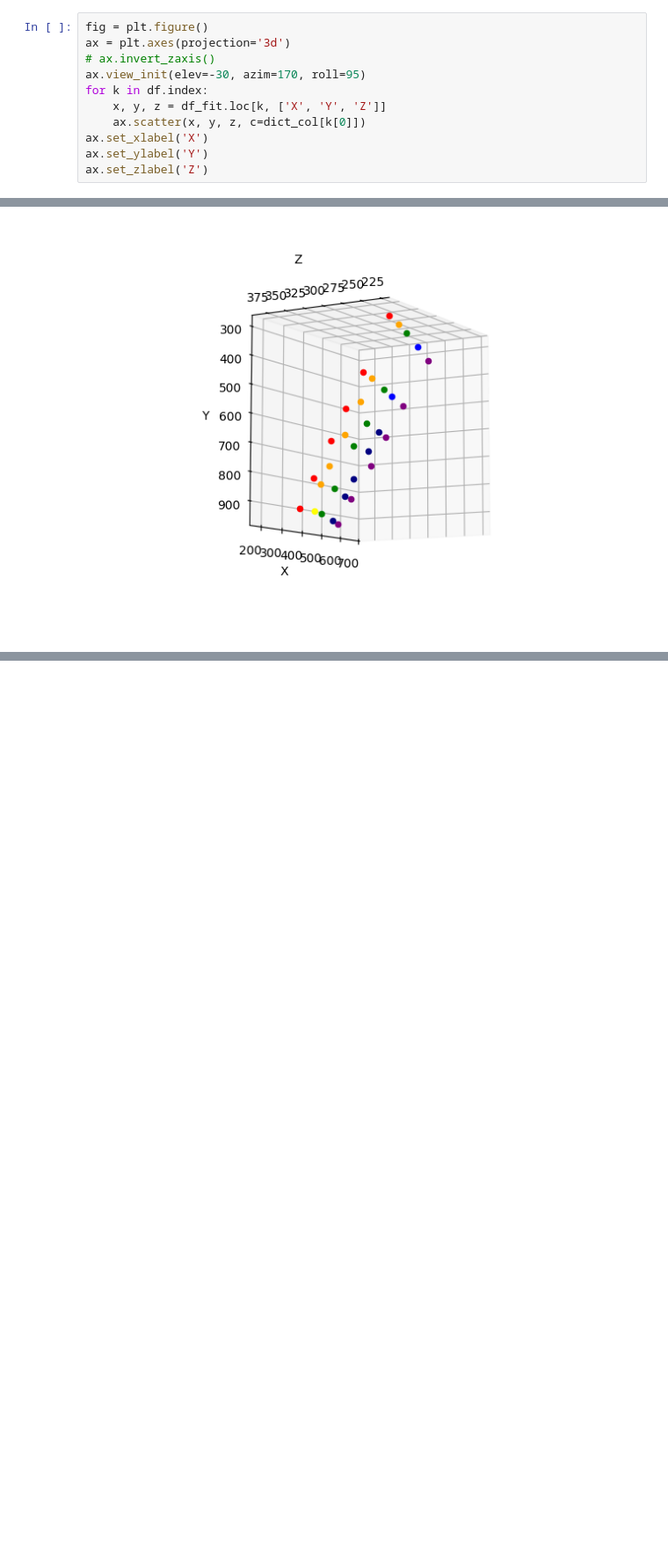
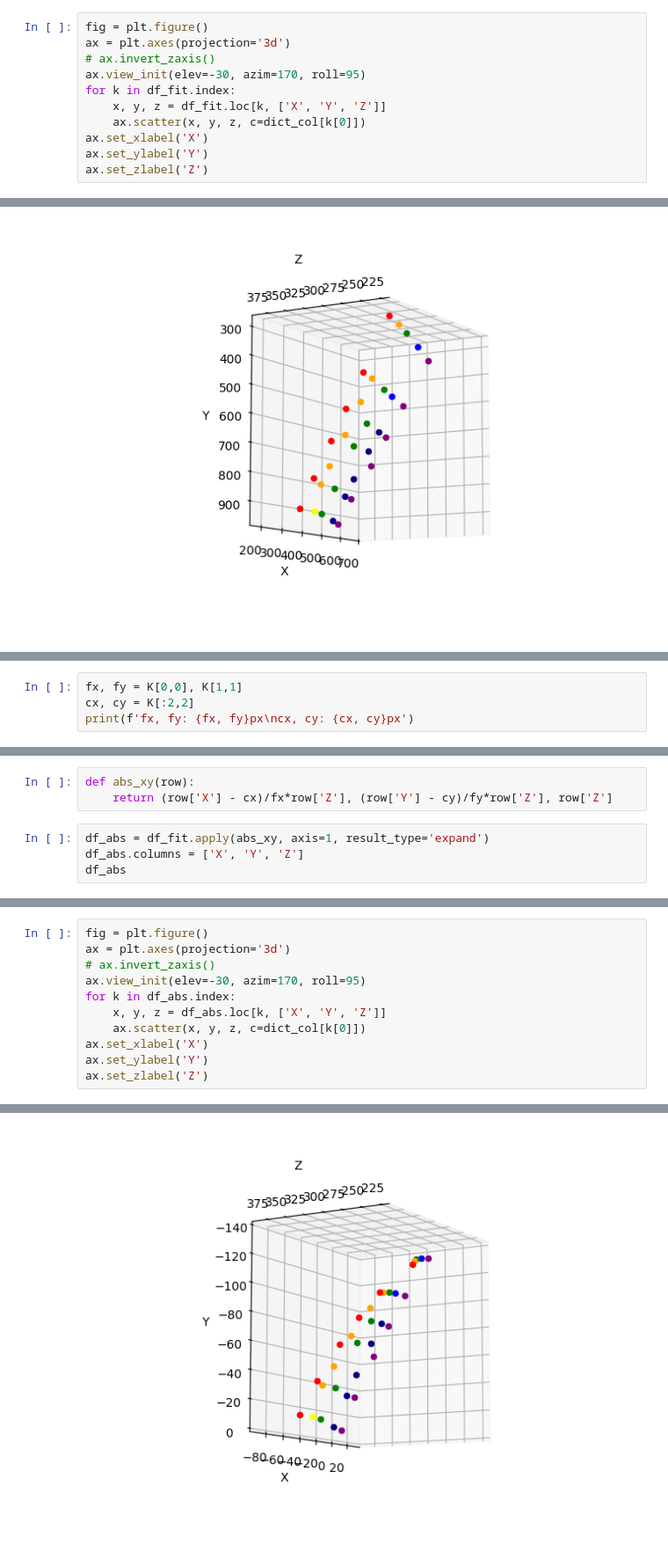
Before and after one commit to jipparchus/Gamba, a Jupyter notebook: app/MVP/concept_test.ipynb, the cells around one changed output, grey strips where cells are left out. Shown at 88% size. Cells and saved outputs as stored; diff of their text form; blank space fills up the shorter version.

Commit message:
updates: Attempts to plot 3D wall model and 3D climber model in the same space.

```diff
--- a/app/MVP/concept_test.ipynb
+++ b/app/MVP/concept_test.ipynb
@@ -214,7 +218,7 @@ fig = plt.figure()
 ax = plt.axes(projection='3d')
 # ax.invert_zaxis()
 ax.view_init(elev=-30, azim=170, roll=95)
-for k in df.index:
+for k in df_fit.index:
     x, y, z = df_fit.loc[k, ['X', 'Y', 'Z']]
     ax.scatter(x, y, z, c=dict_col[k[0]])
 ax.set_xlabel('X')
@@ -225,0 +296,4 @@ Text(0.5, 0, 'Z')
+# %%
+fx, fy = K[0,0], K[1,1]
+cx, cy = K[:2,2]
+print(f'fx, fy: {fx, fy}px\ncx, cy: {cx, cy}px')
@@ -225,0 +309,7 @@ Text(0.5, 0, 'Z')
+# %%
+def abs_xy(row):
+    return (row['X'] - cx)/fx*row['Z'], (row['Y'] - cy)/fy*row['Z'], row['Z']
+# %%
+df_abs = df_fit.apply(abs_xy, axis=1, result_type='expand')
+df_abs.columns = ['X', 'Y', 'Z']
+df_abs
@@ -225,0 +334,12 @@ Text(0.5, 0, 'Z')
+# %%
+fig = plt.figure()
+ax = plt.axes(projection='3d')
+# ax.invert_zaxis()
+ax.view_init(elev=-30, azim=170, roll=95)
+for k in df_abs.index:
+    x, y, z = df_abs.loc[k, ['X', 'Y', 'Z']]
+    ax.scatter(x, y, z, c=dict_col[k[0]])
+ax.set_xlabel('X')
+ax.set_ylabel('Y')
+ax.set_zlabel('Z')
+# %% [output]
@@ -225,0 +347 @@ Text(0.5, 0, 'Z')
+[figure, added]
```
Also changed, not shown: parts of 29 cells of this notebook, 3 other files.
